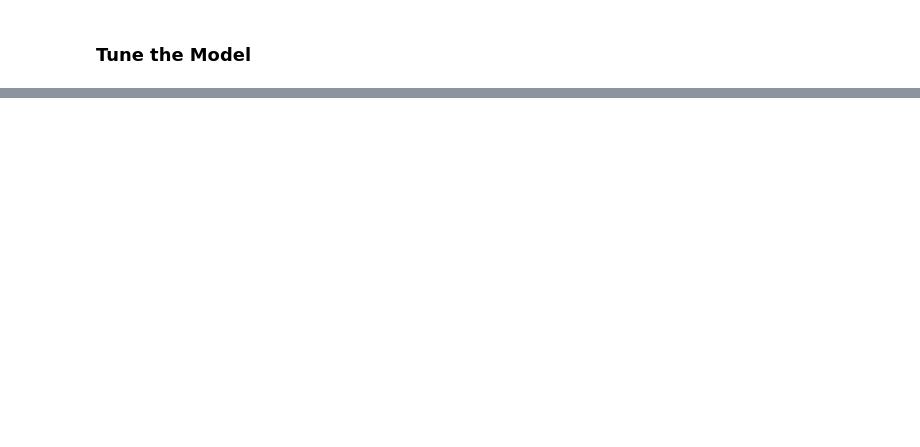
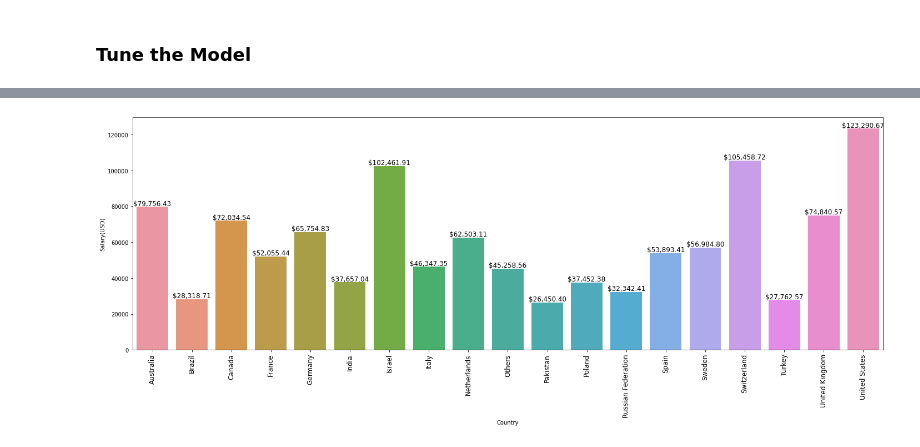
Before and after one commit to chineidu/Developer-s-survey, a Jupyter notebook: survey notebook.ipynb, the cells around one changed output, grey strips where cells are left out. Saved outputs shown, nothing was run; the diff lists cells and outputs as text; code cells hidden in the pictures; blank space fills up the shorter version.

```diff
--- a/survey notebook.ipynb
+++ b/survey notebook.ipynb
@@ -653,0 +820,5 @@ print(f"Expected Salary is: ${salary:,}")
+# %%
+data = pd.crosstab(index=my_df['Country'], columns='Salary(USD)', aggfunc=np.mean, values=my_df['Salary(USD)'])
+data.columns = ['Salary(USD)']
+data['Salary(USD)'] = data['Salary(USD)'].apply(lambda x: round(x, 2))
+data
@@ -653,0 +864,22 @@ print(f"Expected Salary is: ${salary:,}")
+# %%
+nrows, ncols = 1, 1
+fig, ax = plt.subplots(nrows, ncols, figsize=(20, 8))
+
+sns.barplot(data=data, x='Country', y='Salary(USD)', ax=ax)
+ax.tick_params(axis='x', labelrotation=90, labelsize=12)
+
+for bar in ax.patches:
+    x = bar.get_x() + bar.get_width() / 2
+    y = bar.get_height()
+    ax.annotate(text=f"${y:,.2f}",              # text pos
+            xy=(x, y),                          # (x, y)
+            xytext=(0, 6),                      # text position
+            ha='center',                        # horizontal alignment
+            va='center',                        # vertical alignment
+            size=12,                            # text size
+            textcoords='offset points')         # text coordinates???
+
+fig.tight_layout()
+plt.show()
+# %% [output]
+[figure, added]
```
Also changed, not shown: parts of 26 cells of this notebook, 4 other files.
